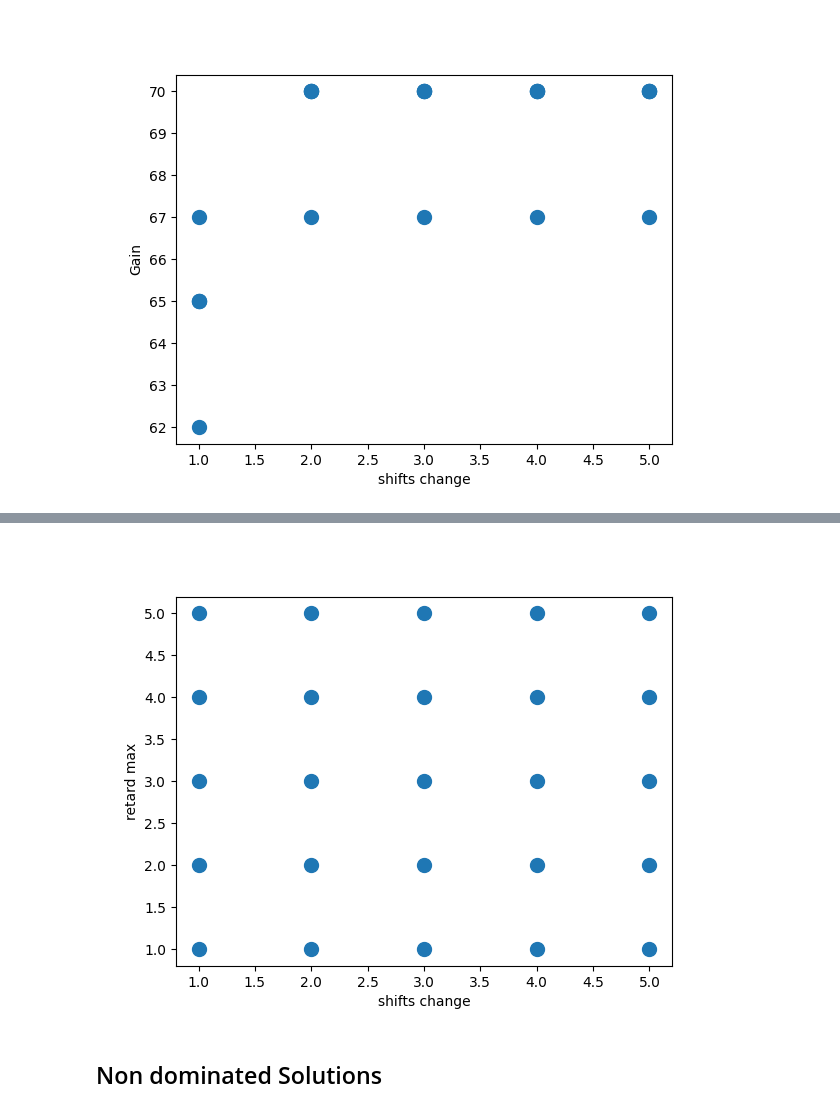
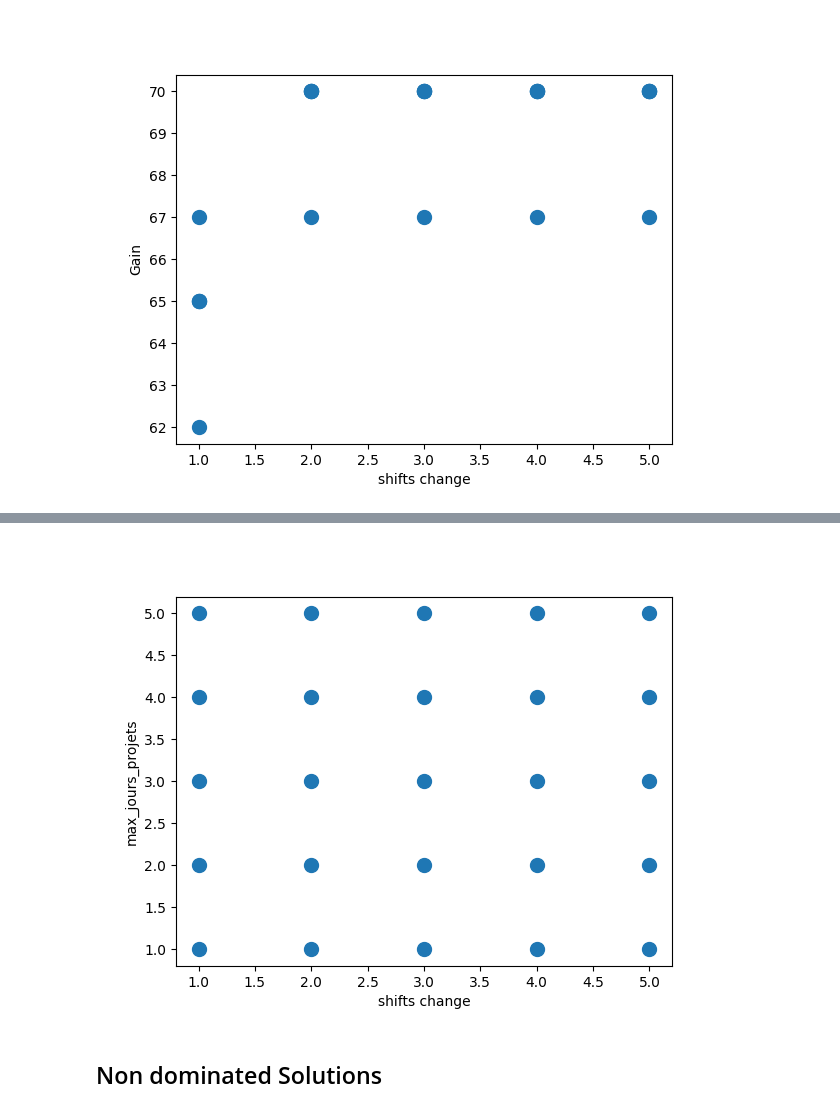
Before and after one commit to lidamsoukaina/Planification_Et_Affectation, a Jupyter notebook: main.ipynb, the cells around one changed output, grey strips where cells are left out. Drawn from its saved outputs; the diff is of its cells as text; code cells hidden in the pictures.

```diff
--- a/main.ipynb
+++ b/main.ipynb
@@ -209,13 +209,13 @@ plt.show()
 # %%
 fig = plt.figure()
 # 2D plot
 ax = fig.add_subplot(111)
 ax.scatter(x, y,s =100)
 ax.set_xlabel('shifts change')
-ax.set_ylabel('retard max')
+ax.set_ylabel('max_jours_projets')
 plt.show()
 # %% [output]
-[figure, old version]
+[figure, new version]
 # %% [markdown]
 ## Non dominated Solutions
 # %%
```
Also changed, not shown: parts of 11 cells of this notebook, 1 other file.
